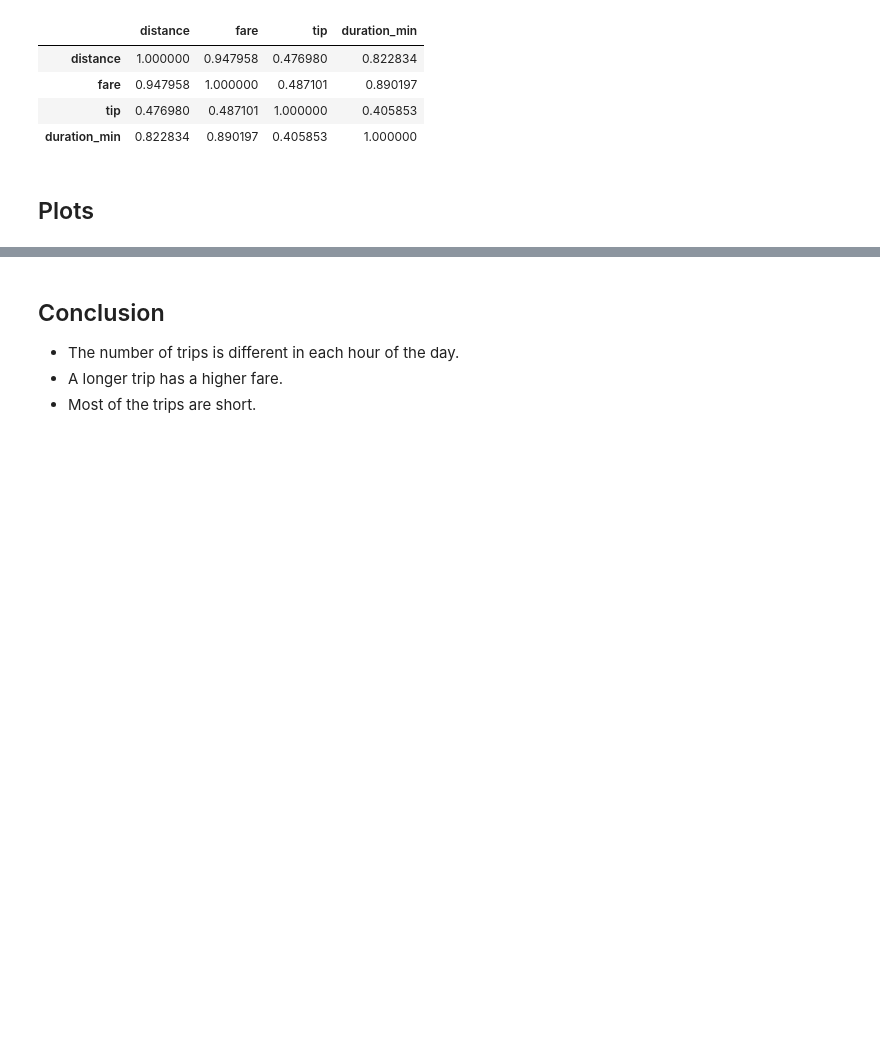
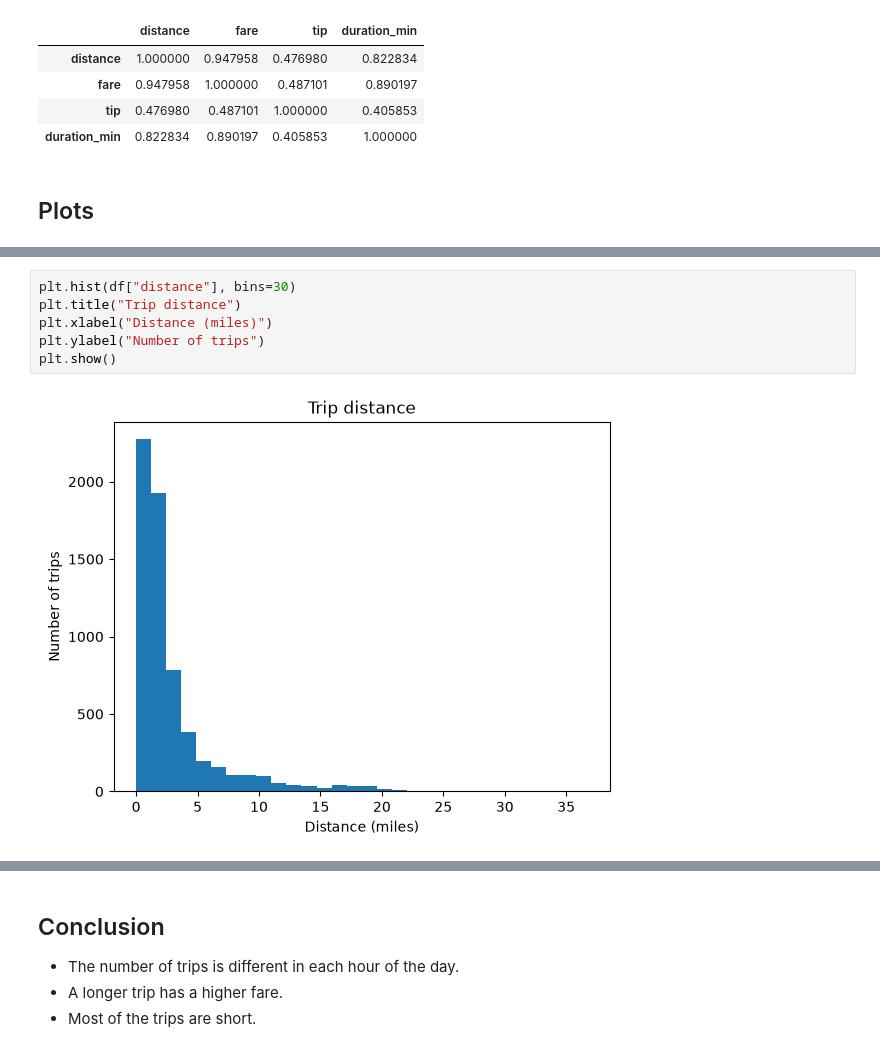
Before and after one commit to sheidashahreki/Data_Analysis_Tasks, a Jupyter notebook: Taxis_Analysis.ipynb, the cells around one changed output, grey strips where cells are left out. Cells and saved outputs as stored; diff of their text form; blank space fills up the shorter version.

```diff
--- a/Taxis_Analysis.ipynb
+++ b/Taxis_Analysis.ipynb
@@ -240 +260,9 @@ fig.show()
+# %%
+plt.hist(df["distance"], bins=30)
+plt.title("Trip distance")
+plt.xlabel("Distance (miles)")
+plt.ylabel("Number of trips")
+plt.show()
+# %% [output]
+[figure, added]
 # %%
```
Also changed, not shown: parts of 21 cells of this notebook.
